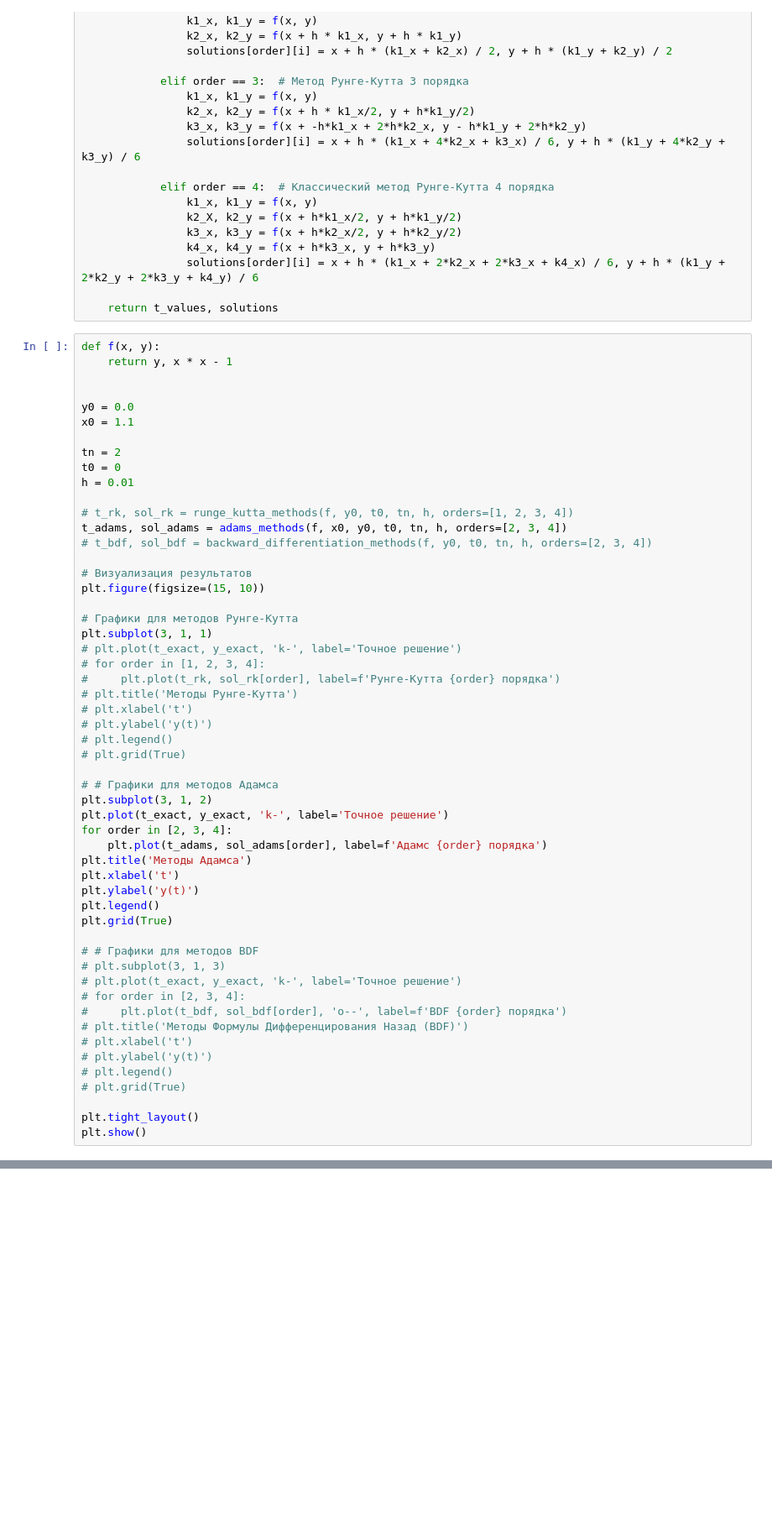
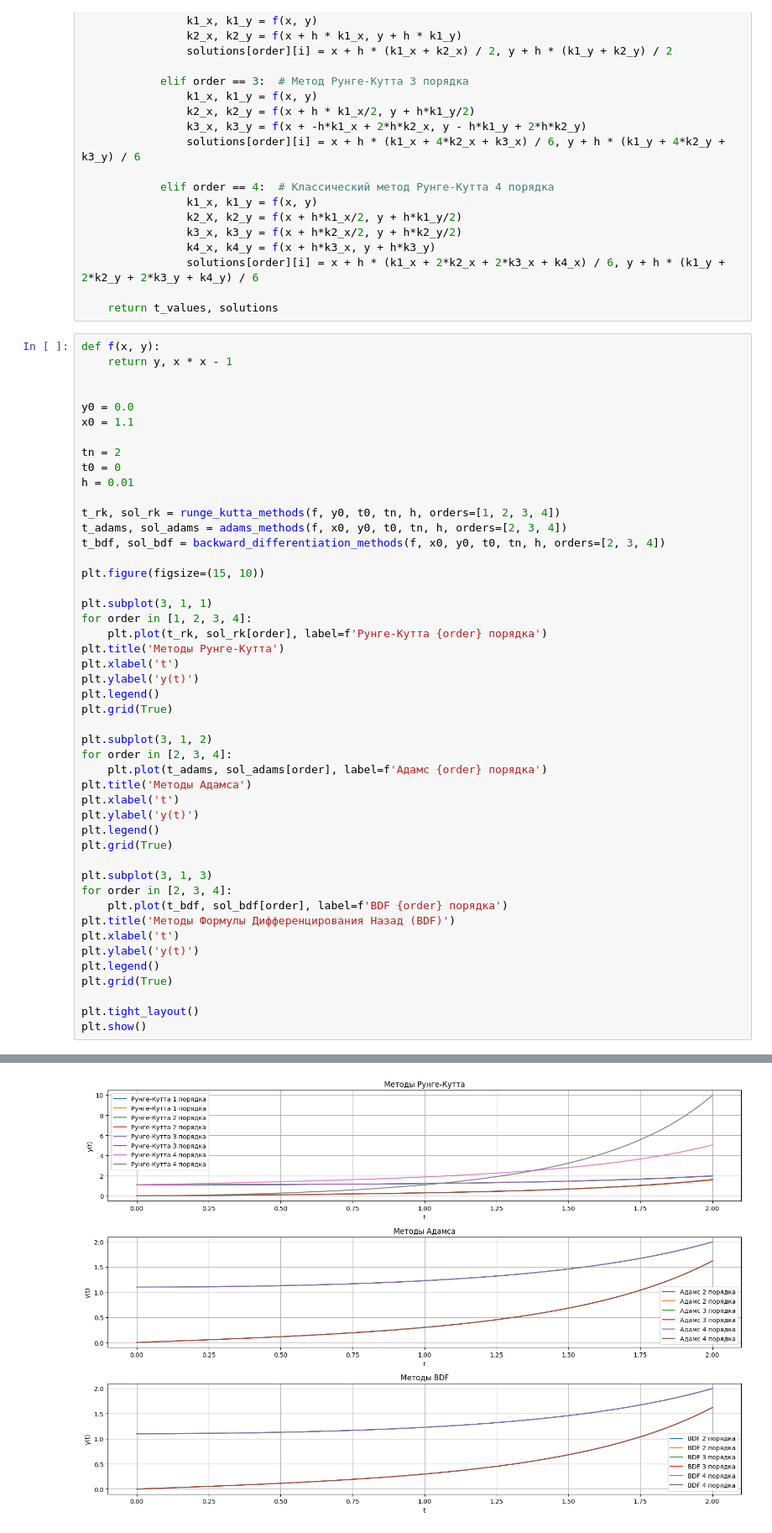
Before and after one commit to Kufzuk2/Comp_math, a Jupyter notebook: sem2_lab1.ipynb, the cells around one changed output, grey strips where cells are left out. Shown at 84% size. Saved outputs shown, nothing was run; the diff lists cells and outputs as text; blank space fills up the shorter version.

```diff
--- a/sem2_lab1.ipynb
+++ b/sem2_lab1.ipynb
@@ -131,27 +189,22 @@ tn = 2
 t0 = 0
 h = 0.01
 
-# t_rk, sol_rk = runge_kutta_methods(f, y0, t0, tn, h, orders=[1, 2, 3, 4])
+t_rk, sol_rk = runge_kutta_methods(f, y0, t0, tn, h, orders=[1, 2, 3, 4])
 t_adams, sol_adams = adams_methods(f, x0, y0, t0, tn, h, orders=[2, 3, 4])
-# t_bdf, sol_bdf = backward_differentiation_methods(f, y0, t0, tn, h, orders=[2, 3, 4])
+t_bdf, sol_bdf = backward_differentiation_methods(f, x0, y0, t0, tn, h, orders=[2, 3, 4])
 
-# Визуализация результатов
 plt.figure(figsize=(15, 10))
 
-# Графики для методов Рунге-Кутта
 plt.subplot(3, 1, 1)
-# plt.plot(t_exact, y_exact, 'k-', label='Точное решение')
-# for order in [1, 2, 3, 4]:
-#     plt.plot(t_rk, sol_rk[order], label=f'Рунге-Кутта {order} порядка')
-# plt.title('Методы Рунге-Кутта')
-# plt.xlabel('t')
-# plt.ylabel('y(t)')
-# plt.legend()
-# plt.grid(True)
+for order in [1, 2, 3, 4]:
+    plt.plot(t_rk, sol_rk[order], label=f'Рунге-Кутта {order} порядка')
+plt.title('Методы Рунге-Кутта')
+plt.xlabel('t')
+plt.ylabel('y(t)')
+plt.legend()
+plt.grid(True)
 
-# # Графики для методов Адамса
 plt.subplot(3, 1, 2)
-plt.plot(t_exact, y_exact, 'k-', label='Точное решение')
 for order in [2, 3, 4]:
     plt.plot(t_adams, sol_adams[order], label=f'Адамс {order} порядка')
 plt.title('Методы Адамса')
@@ -160,16 +213,14 @@ plt.ylabel('y(t)')
 plt.legend()
 plt.grid(True)
 
-# # Графики для методов BDF
-# plt.subplot(3, 1, 3)
-# plt.plot(t_exact, y_exact, 'k-', label='Точное решение')
-# for order in [2, 3, 4]:
-#     plt.plot(t_bdf, sol_bdf[order], 'o--', label=f'BDF {order} порядка')
-# plt.title('Методы Формулы Дифференцирования Назад (BDF)')
-# plt.xlabel('t')
-# plt.ylabel('y(t)')
-# plt.legend()
-# plt.grid(True)
+plt.subplot(3, 1, 3)
+for order in [2, 3, 4]:
+    plt.plot(t_bdf, sol_bdf[order], label=f'BDF {order} порядка')
+plt.title('Методы Формулы Дифференцирования Назад (BDF)')
+plt.xlabel('t')
+plt.ylabel('y(t)')
+plt.legend()
+plt.grid(True)
 
 plt.tight_layout()
 plt.show()
@@ -177,0 +228 @@ TypeError: unsupported operand type(s) for -: 'tuple' and 'tuple'
+[figure, added]
```
Also changed, not shown: parts of 4 cells of this notebook.
